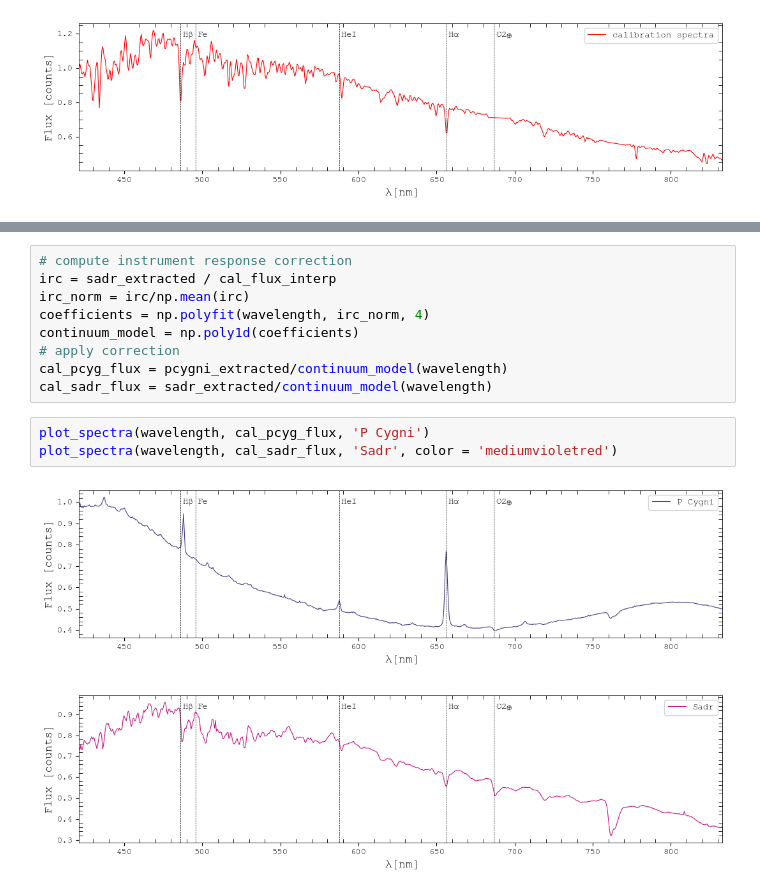
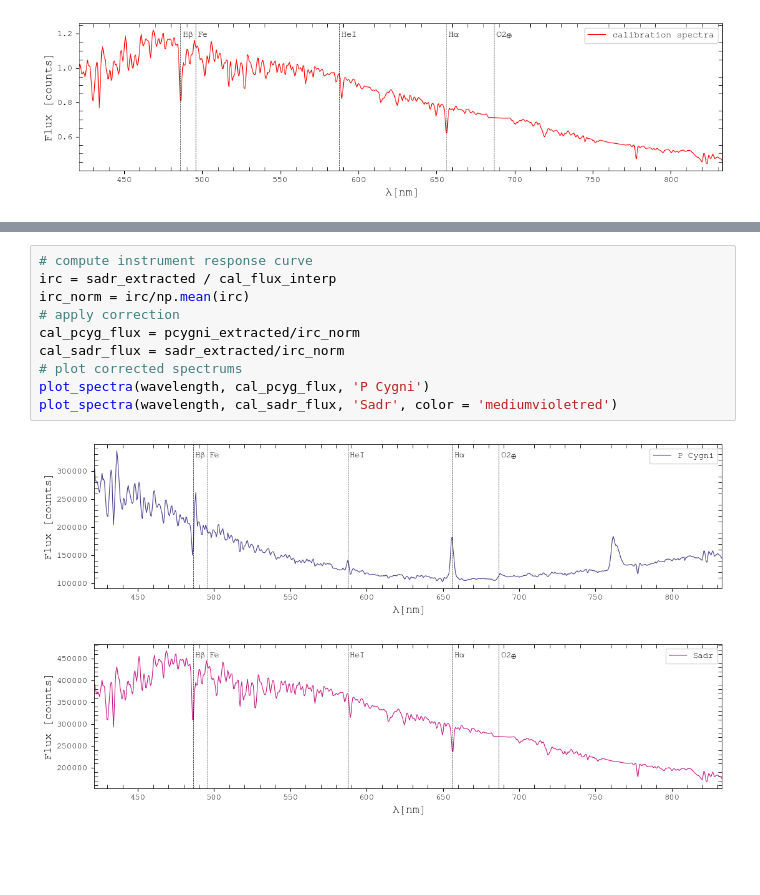
Before and after one commit to elkogerville/ASTROPHYSICS, a Jupyter notebook: SPECTRUM ANALYSIS/Pcygni_Spectra_Calibration.ipynb, the cells around one changed output, grey strips where cells are left out. Cells and saved outputs as stored; diff of their text form; blank space fills up the shorter version.

```diff
--- a/SPECTRUM ANALYSIS/Pcygni_Spectra_Calibration.ipynb
+++ b/SPECTRUM ANALYSIS/Pcygni_Spectra_Calibration.ipynb
@@ -320,18 +339,16 @@ plot_spectra(wavelength, cal_flux_interp, 'calibration spectra', color = 'r')
 # %%
-# compute instrument response correction
+# compute instrument response curve
 irc = sadr_extracted / cal_flux_interp
 irc_norm = irc/np.mean(irc)
-coefficients = np.polyfit(wavelength, irc_norm, 4)
-continuum_model = np.poly1d(coefficients)
 # apply correction
-cal_pcyg_flux = pcygni_extracted/continuum_model(wavelength)
-cal_sadr_flux = sadr_extracted/continuum_model(wavelength)
+cal_pcyg_flux = pcygni_extracted/irc_norm
+cal_sadr_flux = sadr_extracted/irc_norm
+# plot corrected spectrums
+plot_spectra(wavelength, cal_pcyg_flux, 'P Cygni')
+plot_spectra(wavelength, cal_sadr_flux, 'Sadr', color = 'mediumvioletred')
+# %% [output]
+[figure, added]
+[figure, added]
-# %%
-plot_spectra(wavelength, cal_pcyg_flux, 'P Cygni')
-plot_spectra(wavelength, cal_sadr_flux, 'Sadr', color = 'mediumvioletred')
-# %% [output]
-[figure, removed]
-[figure, removed]
 # %%
 fig, ax = plt.subplots(figsize = (13, 3))
 plt.rcParams['font.family'] = 'courier new'
```
Also changed, not shown: parts of 16 cells of this notebook.
